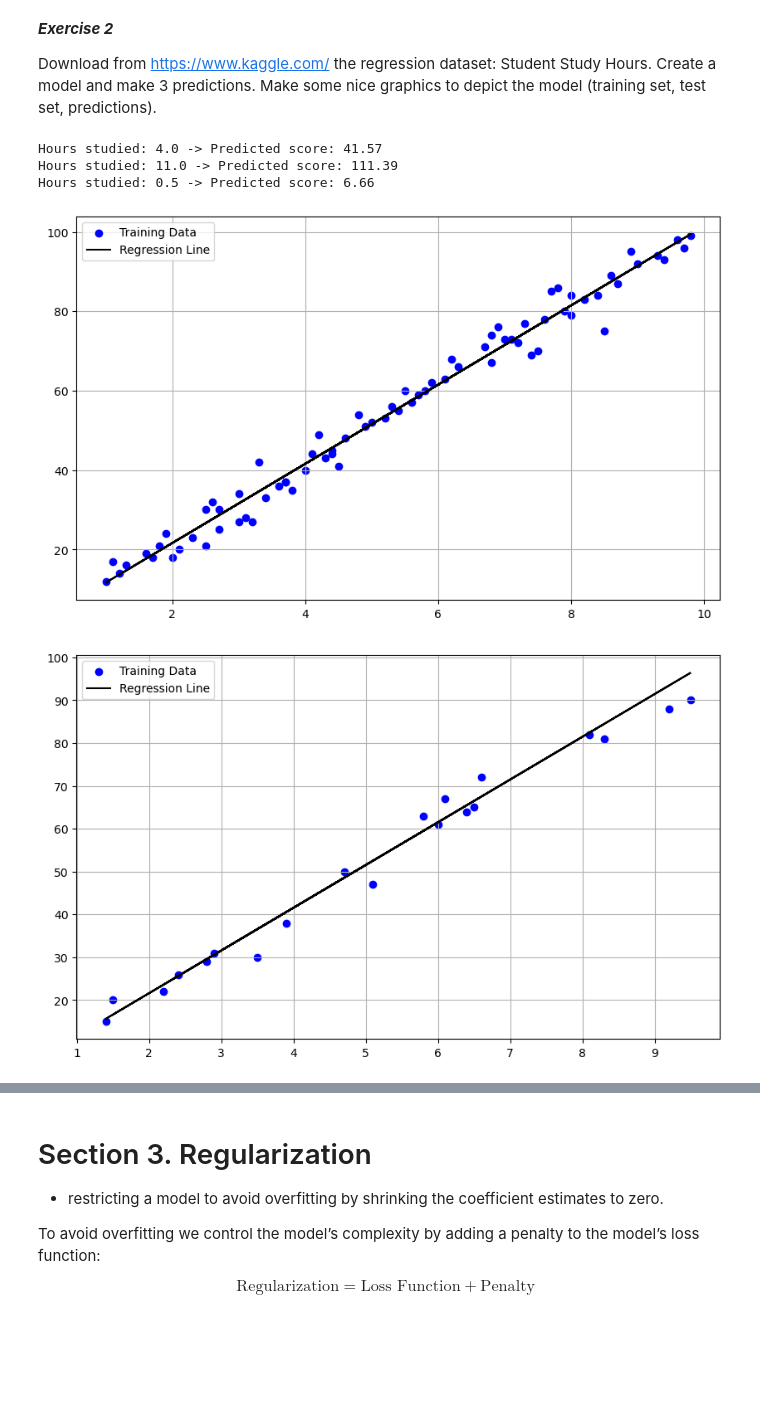
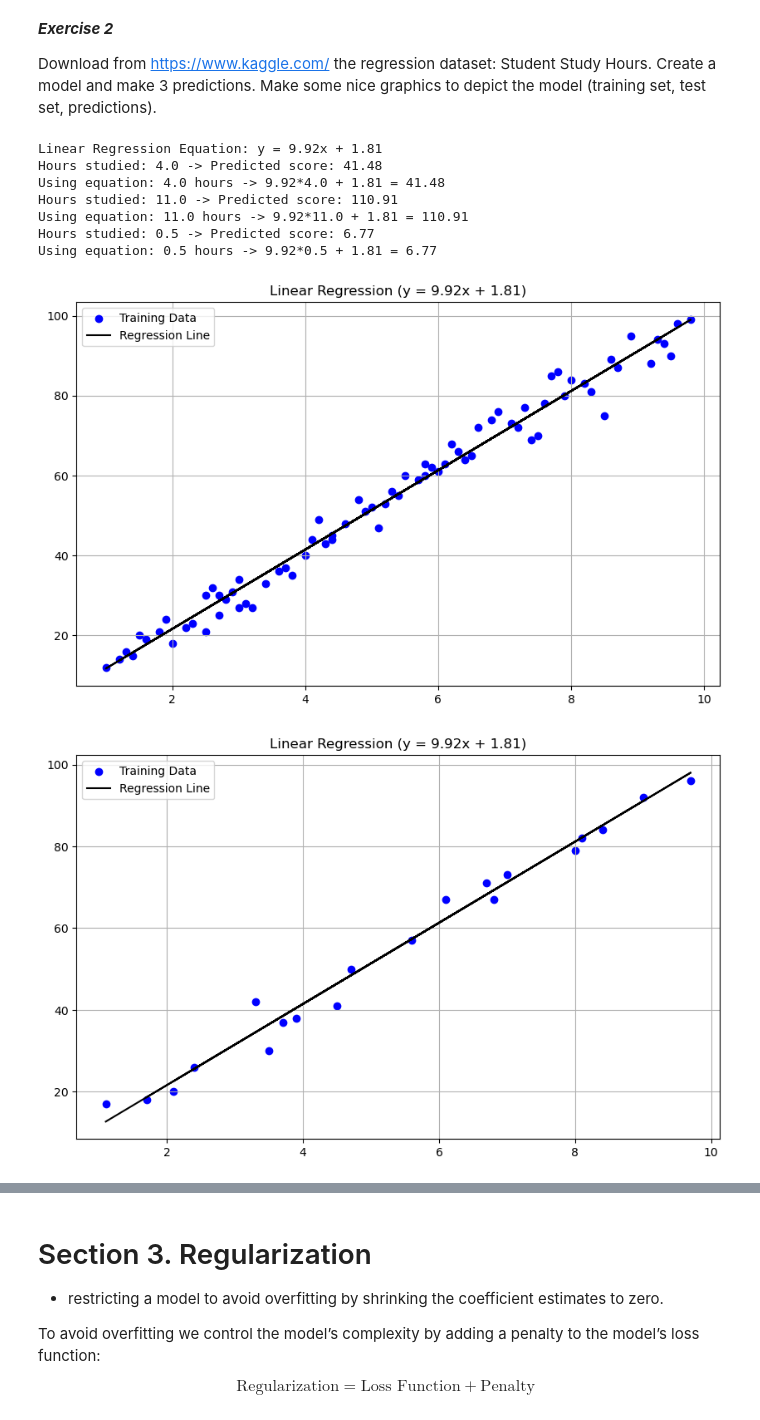
Before and after one commit to cristicretu/ubb, a Jupyter notebook: Semester_04/AI/Lab/Lab_02/AI_lab2_2024.ipynb, the cells around one changed output, grey strips where cells are left out. Drawn from its saved outputs; the diff is of its cells as text; code cells hidden in the pictures; blank space fills up the shorter version.

```diff
--- a/Semester_04/AI/Lab/Lab_02/AI_lab2_2024.ipynb
+++ b/Semester_04/AI/Lab/Lab_02/AI_lab2_2024.ipynb
@@ -724,7 +724,6 @@ ax_scat.set_ylabel(r'$y$');
 
 Download from https://www.kaggle.com/ the regression dataset: Student Study Hours. Create a model and make 3 predictions. Make some nice graphics to depict the model (training set, test set, predictions).
 # %%
-#your code here
 sh = pd.read_csv("score_updated.csv")
 sh.head()
 
@@ -734,35 +733,47 @@ y_train = np.array(sh['Scores'])
 from sklearn.model_selection import train_test_split
 X_train, X_test, y_train, y_test = train_test_split(x_train, y_train, test_size=0.2)
 
 X_train.shape
 
 from sklearn.linear_model import LinearRegression
 model = LinearRegression()
 model.fit(X_train, y_train)
 
+# Get coefficients
+a = model.coef_[0]
+b = model.intercept_
+
+print(f"Linear Regression Equation: y = {a:.2f}x + {b:.2f}")
+
 y_pred = model.predict(X_test)
 y_pred
 
 def plot_results(x, y):
     plt.figure(figsize=(10,6))
     plt.scatter(x, y, color='blue', label='Training Data')
     plt.plot(x, model.predict(x), color='black', label='Regression Line')
+    plt.title(f'Linear Regression (y = {a:.2f}x + {b:.2f})')
     plt.legend()
     plt.grid(True)
 
 plot_results(X_train, y_train)
 plot_results(X_test, y_test)
 
 x_pred = np.array([[4.0, 11.0, 0.5]]).reshape(-1, 1)
 y_pred = model.predict(x_pred)
 
 for x,y in zip(x_pred, y_pred):
     print(f"Hours studied: {x[0]:.1f} -> Predicted score: {y:.2f}")
+    print(f"Using equation: {x[0]:.1f} hours -> {a:.2f}*{x[0]:.1f} + {b:.2f} = {y:.2f}")
 
 plot_results(x_pred, y_pred)
 # %% [output]
-Hours studied: 4.0 -> Predicted score: 41.57
-Hours studied: 11.0 -> Predicted score: 111.39
-Hours studied: 0.5 -> Predicted score: 6.66
+Linear Regression Equation: y = 9.92x + 1.81
+Hours studied: 4.0 -> Predicted score: 41.48
+Using equation: 4.0 hours -> 9.92*4.0 + 1.81 = 41.48
+Hours studied: 11.0 -> Predicted score: 110.91
+Using equation: 11.0 hours -> 9.92*11.0 + 1.81 = 110.91
+Hours studied: 0.5 -> Predicted score: 6.77
+Using equation: 0.5 hours -> 9.92*0.5 + 1.81 = 6.77
-[figure, old version]
+[figure, new version]
-[figure, old version]
+[figure, new version]
```
Also changed, not shown: parts of 1 cell of this notebook, 9 other files.
